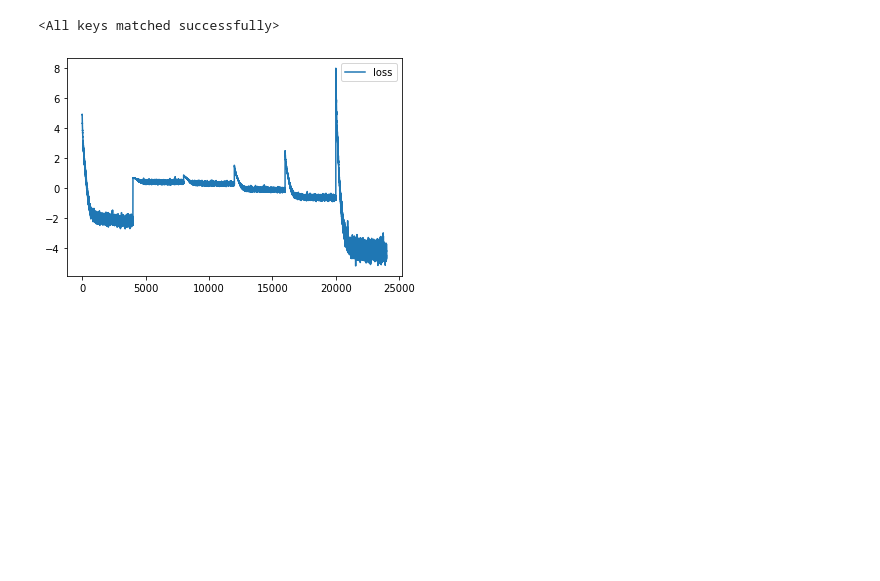
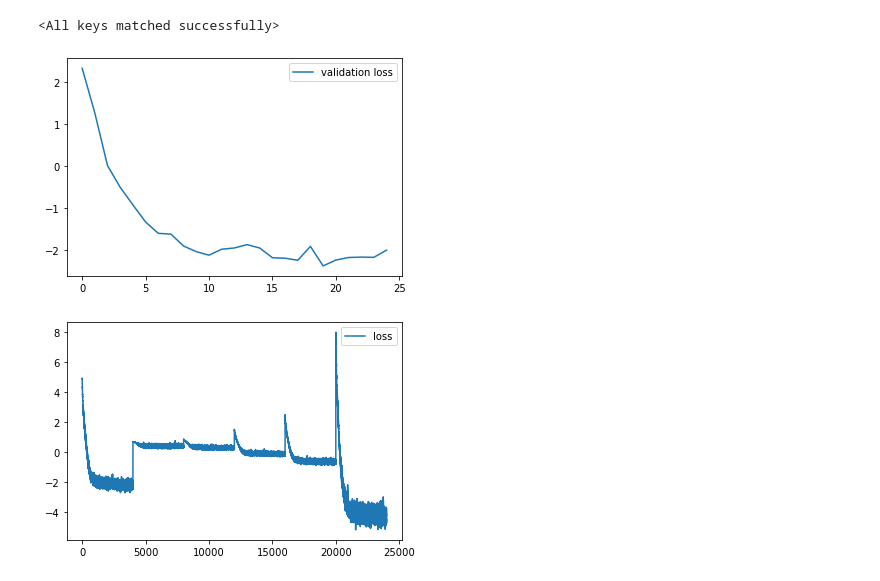
Before and after one commit to jtamanas/FNF4HEP, a Jupyter notebook: CrimeExample.ipynb, the cells around one changed output. Saved outputs shown, nothing was run; the diff lists cells and outputs as text; code cells hidden in the pictures; blank space fills up the shorter version.

Commit message:
Adding patience to probability flow fitting

```diff
--- a/CrimeExample.ipynb
+++ b/CrimeExample.ipynb
@@ -98,14 +97,20 @@ data_generator_val = torch.utils.data.DataLoader(data_set_val, **params)
 data_set_labels_train = TensorDataset(data_train, labels_train.squeeze()) #For label classifier, use data and labels but not context
 data_generator_labels_train = torch.utils.data.DataLoader(data_set_labels_train, **params)
 
+data_set_labels_val = TensorDataset(data_val, labels_val.squeeze()) #For label classifier, use data and labels but not context
+data_generator_labels_val = torch.utils.data.DataLoader(data_set_labels_val, **params)
+
 data_set_context_train = TensorDataset(data_train, context_train.squeeze()) #For adversairal classifier, use data and context but not labels
 data_generator_context_train = torch.utils.data.DataLoader(data_set_context_train, **params)
 
+data_set_context_val = TensorDataset(data_val, context_val.squeeze()) #For adversairal classifier, use data and context but not labels
+data_generator_context_val = torch.utils.data.DataLoader(data_set_context_val, **params)
+
 label_classifier = BinaryClassifier(data_dim=data_train.shape[-1])
-label_classifier.fit(data_generator_labels_train)
+label_classifier.fit(data_generator_labels_train, data_generator_labels_val)
 
 adversarial_classifier = BinaryClassifier(data_dim=data_train.shape[-1])
-adversarial_classifier.fit(data_generator_context_train)
+adversarial_classifier.fit(data_generator_context_train, data_generator_context_val)
 
 baseline_label_acc = label_classifier.accuracy(data_test, labels_test.squeeze())
 adv_acc = adversarial_classifier.accuracy(data_test, context_test.squeeze())
@@ -139,9 +140,10 @@ torch.Size([64, 6])
 # %%
-probability_flow.fit_prob_flow(
+val_loss = probability_flow.fit_prob_flow(
         data_generator_context_train,
         data_generator_val,
-        n_steps=int(1e4),
         lr=1e-4,
         weight_decay=1e-4,
-        num_epochs=5,)
+        max_num_epochs=100,
+        n_steps_per_epoch=int(1e2),
+        patience=10,)
 # %% [output]
@@ -194,6 +188,14 @@ ValueError: Number of input items must be equal to number of context items.
 3199
 3999
 <All keys matched successfully>
+# %%
+plt.plot(val_loss, label="validation loss")
+xlims = plt.xlim()
+ylims = plt.ylim()
+plt.legend()
+plt.show()
+# %% [output]
+[figure, added]
 # %%
 plt.plot(probability_loss, label="loss")
 xlims = plt.xlim()
```
Also changed, not shown: parts of 13 cells of this notebook, 3 other files.
